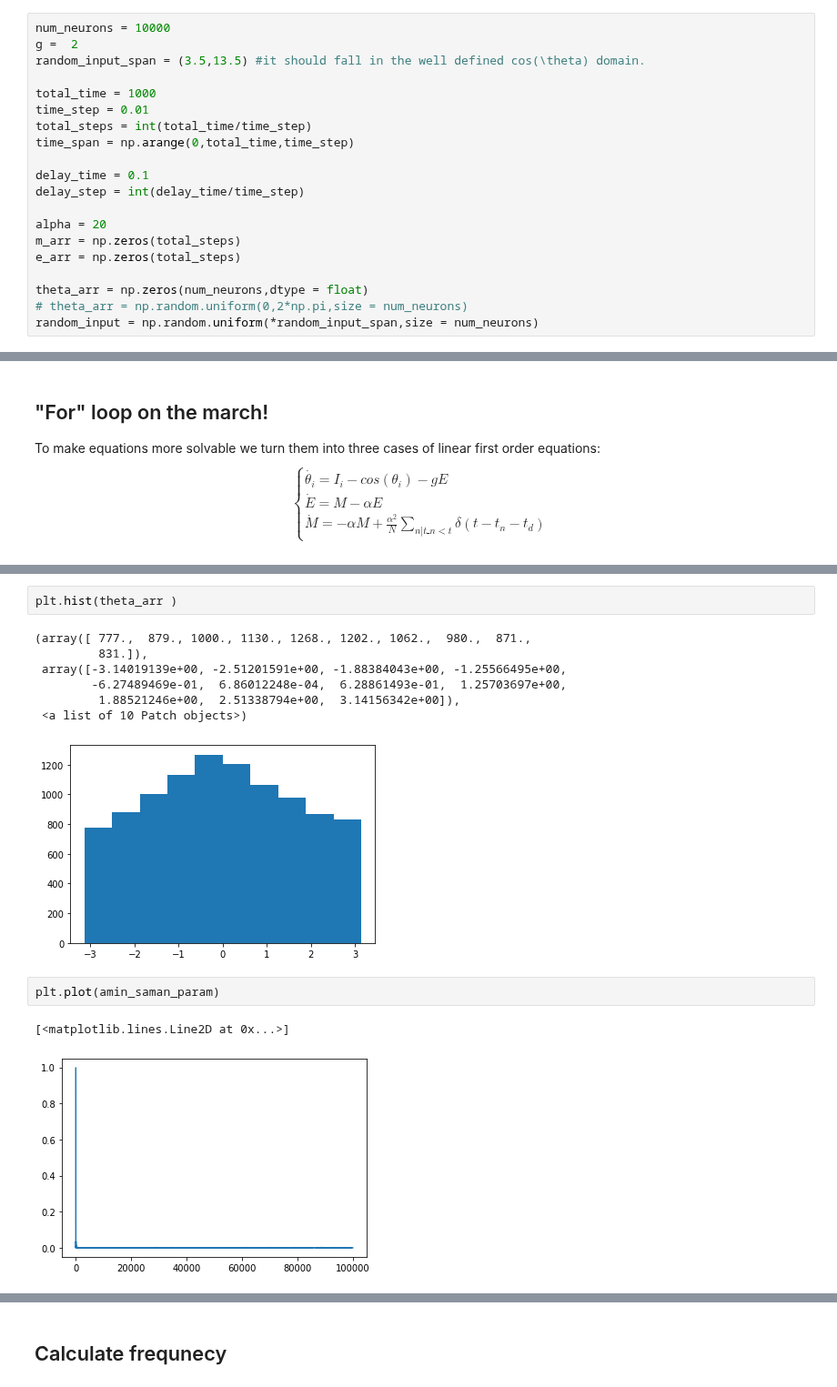
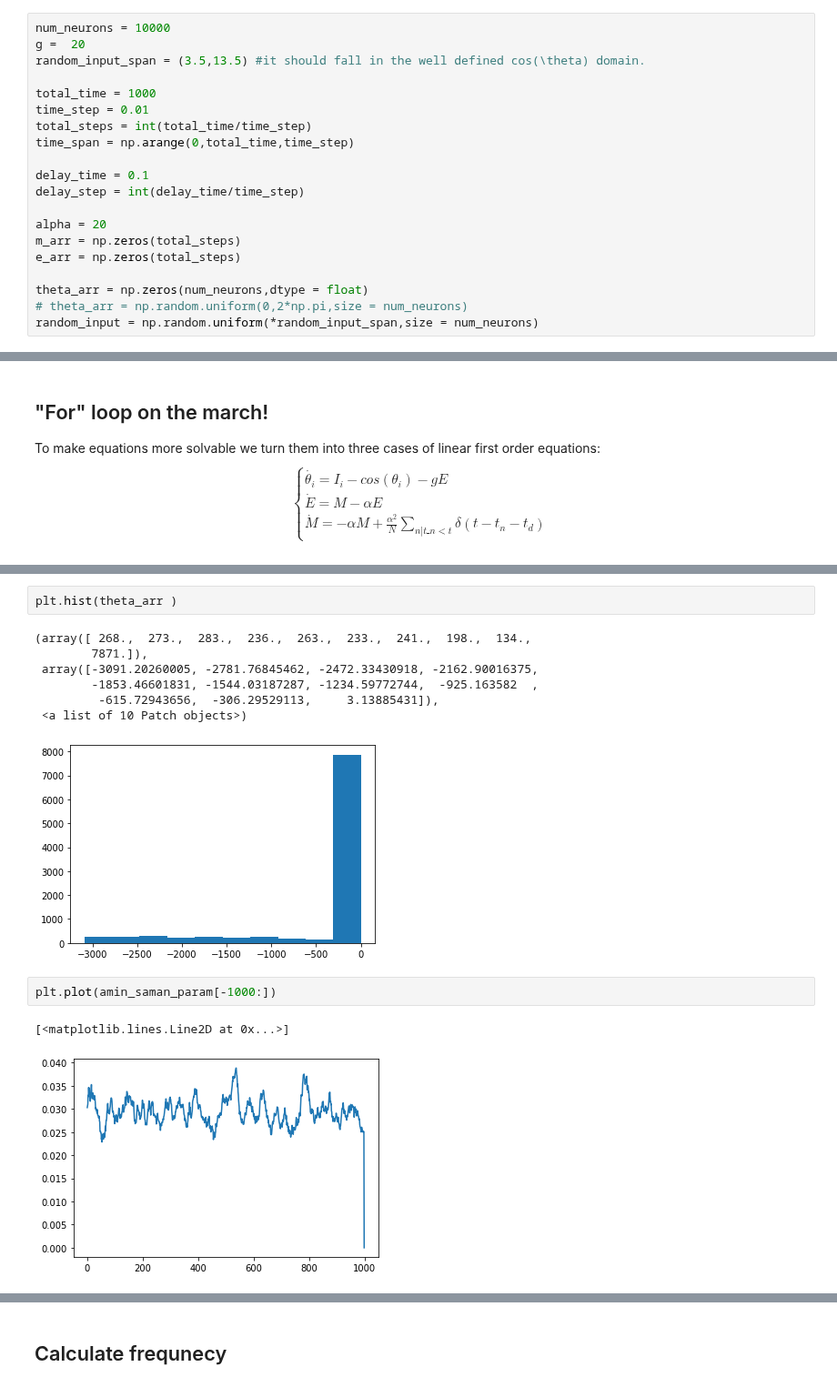
Before and after one commit to mmehrani/master_thesis, a Jupyter notebook: scripts/rotational_model/rotational_model.ipynb, the cells around one changed output, grey strips where cells are left out. Shown at 91% size. Cells and saved outputs as stored; diff of their text form.

```diff
--- a/scripts/rotational_model/rotational_model.ipynb
+++ b/scripts/rotational_model/rotational_model.ipynb
@@ -13,7 +13,7 @@ import matplotlib.pyplot as plt
 from tqdm import tqdm
 # %%
 num_neurons = 10000
-g =  2
+g =  20
 random_input_span = (3.5,13.5) #it should fall in the well defined cos(\theta) domain.
 
 total_time = 1000
@@ -99,18 +105,18 @@ plt.plot(e_arr[-1000:])
 # %%
 plt.hist(theta_arr )
 # %% [output]
-(array([ 777.,  879., 1000., 1130., 1268., 1202., 1062.,  980.,  871.,
-         831.]),
- array([-3.14019139e+00, -2.51201591e+00, -1.88384043e+00, -1.25566495e+00,
-        -6.27489469e-01,  6.86012248e-04,  6.28861493e-01,  1.25703697e+00,
-         1.88521246e+00,  2.51338794e+00,  3.14156342e+00]),
+(array([ 268.,  273.,  283.,  236.,  263.,  233.,  241.,  198.,  134.,
+        7871.]),
+ array([-3091.20260005, -2781.76845462, -2472.33430918, -2162.90016375,
+        -1853.46601831, -1544.03187287, -1234.59772744,  -925.163582  ,
+         -615.72943656,  -306.29529113,     3.13885431]),
  <a list of 10 Patch objects>)
-[figure, old version]
+[figure, new version]
 # %%
-plt.plot(amin_saman_param)
+plt.plot(amin_saman_param[-1000:])
 # %% [output]
 [<matplotlib.lines.Line2D at 0x...>]
-[figure, old version]
+[figure, new version]
 # %%
 np.mean(amin_saman_param[-100:])
 # %% [output]
```
Also changed, not shown: parts of 12 cells of this notebook, 10 other files.
